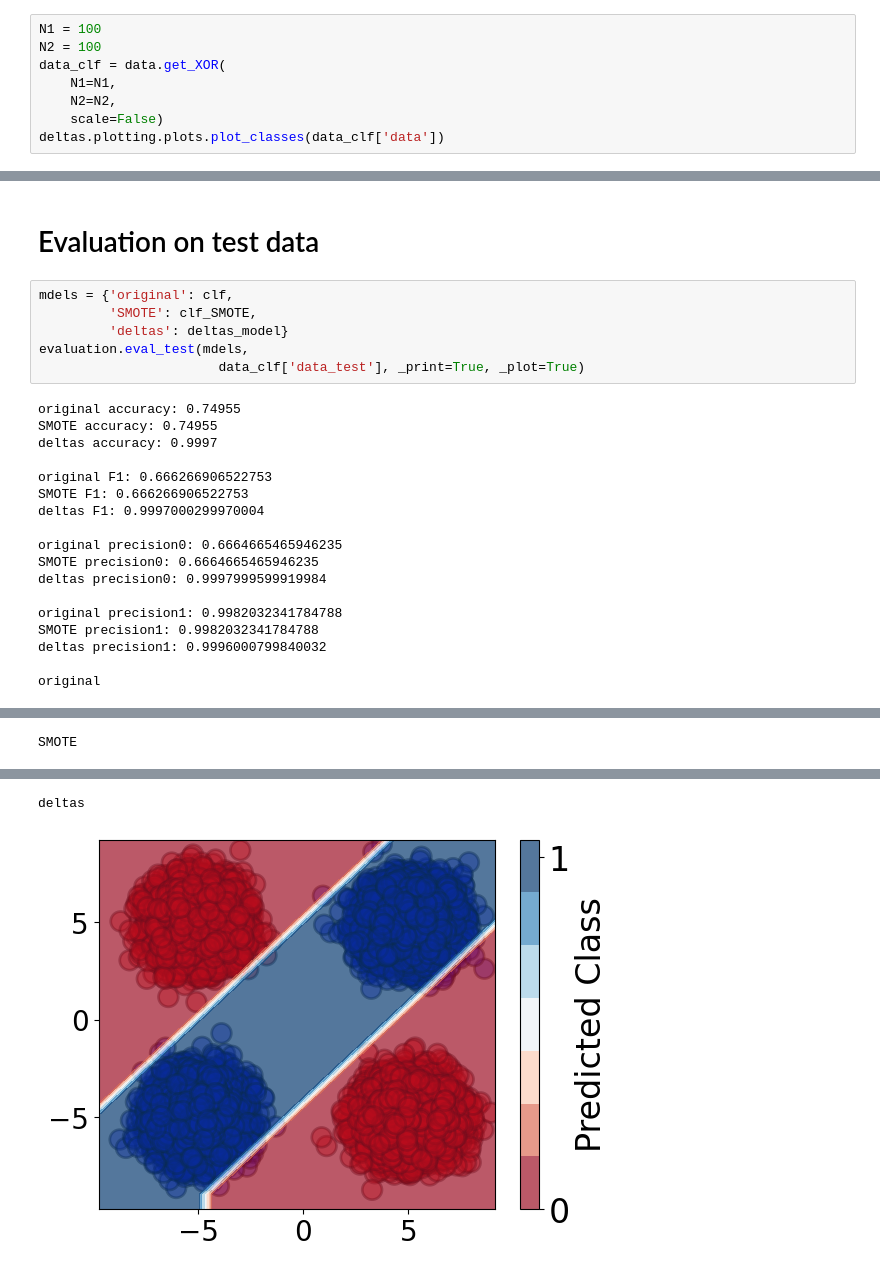
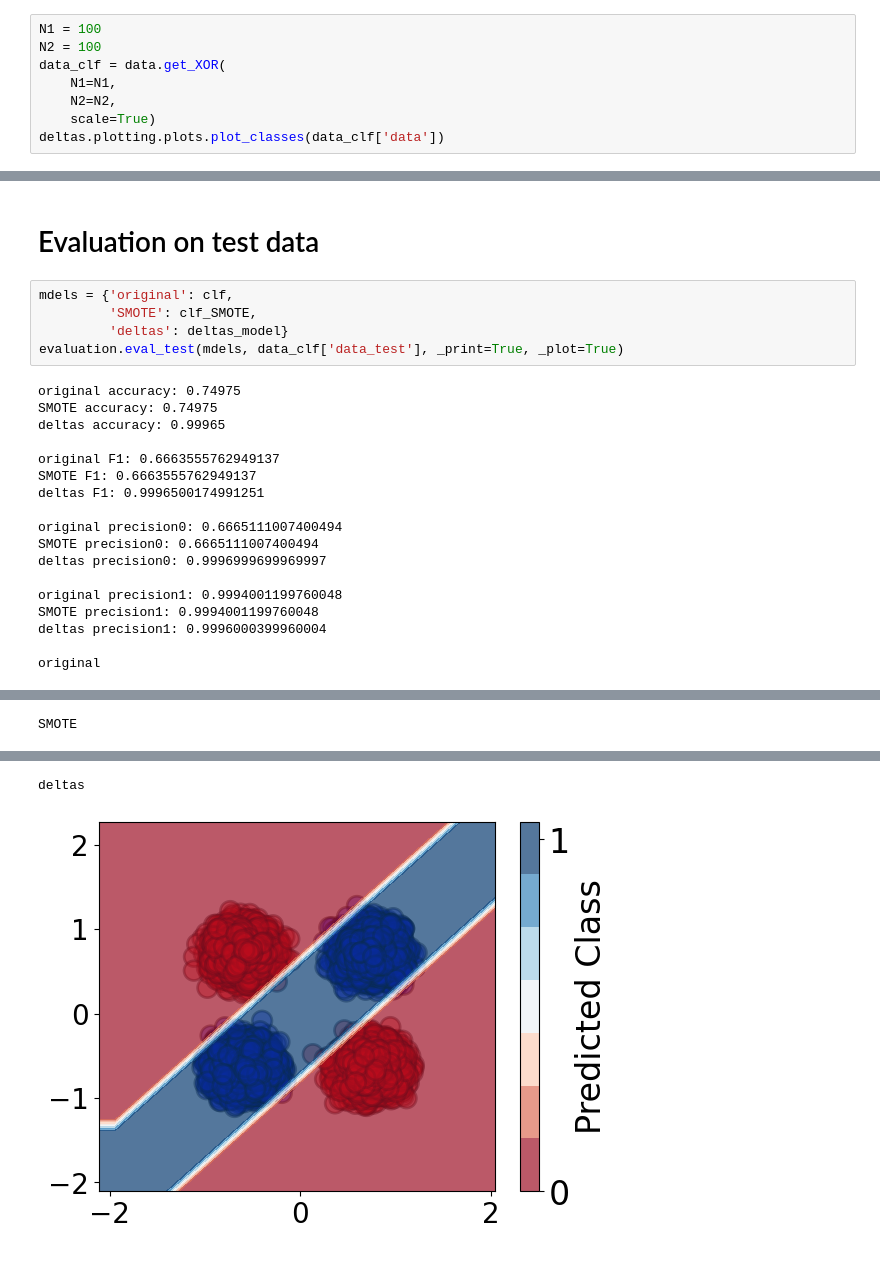
Before and after one commit to mattclifford1/linear_confidence, a Jupyter notebook: notebooks/reprojection.ipynb, the cells around one changed output, grey strips where cells are left out. Drawn from its saved outputs; the diff is of its cells as text.

```diff
--- a/notebooks/reprojection.ipynb
+++ b/notebooks/reprojection.ipynb
@@ -18,6 +18,6 @@ N2 = 100
 data_clf = data.get_XOR(
     N1=N1,
     N2=N2,
-    scale=False)
+    scale=True)
 deltas.plotting.plots.plot_classes(data_clf['data'])
 # %% [output]
@@ -82,23 +82,22 @@ Parameters
 mdels = {'original': clf,
          'SMOTE': clf_SMOTE,
          'deltas': deltas_model}
-evaluation.eval_test(mdels,
-                       data_clf['data_test'], _print=True, _plot=True)
+evaluation.eval_test(mdels, data_clf['data_test'], _print=True, _plot=True)
 # %% [output]
-original accuracy: 0.74955
-SMOTE accuracy: 0.74955
-deltas accuracy: 0.9997
+original accuracy: 0.74975
+SMOTE accuracy: 0.74975
+deltas accuracy: 0.99965
 
-original F1: 0.666266906522753
-SMOTE F1: 0.666266906522753
-deltas F1: 0.9997000299970004
+original F1: 0.6663555762949137
+SMOTE F1: 0.6663555762949137
+deltas F1: 0.9996500174991251
 
-original precision0: 0.6664665465946235
-SMOTE precision0: 0.6664665465946235
-deltas precision0: 0.9997999599919984
+original precision0: 0.6665111007400494
+SMOTE precision0: 0.6665111007400494
+deltas precision0: 0.9996999699969997
 
-original precision1: 0.9982032341784788
-SMOTE precision1: 0.9982032341784788
-deltas precision1: 0.9996000799840032
+original precision1: 0.9994001199760048
+SMOTE precision1: 0.9994001199760048
+deltas precision1: 0.9996000399960004
 
 original
@@ -108,2 +107,2 @@ SMOTE
 deltas
-[figure, old version]
+[figure, new version]
```
Also changed, not shown: parts of 5 cells of this notebook.
